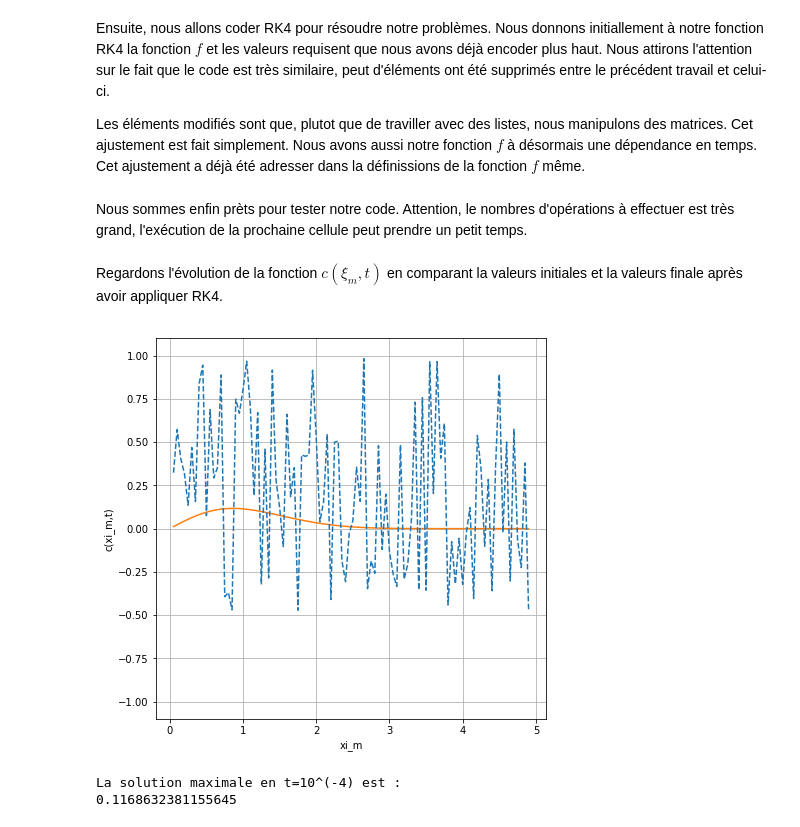
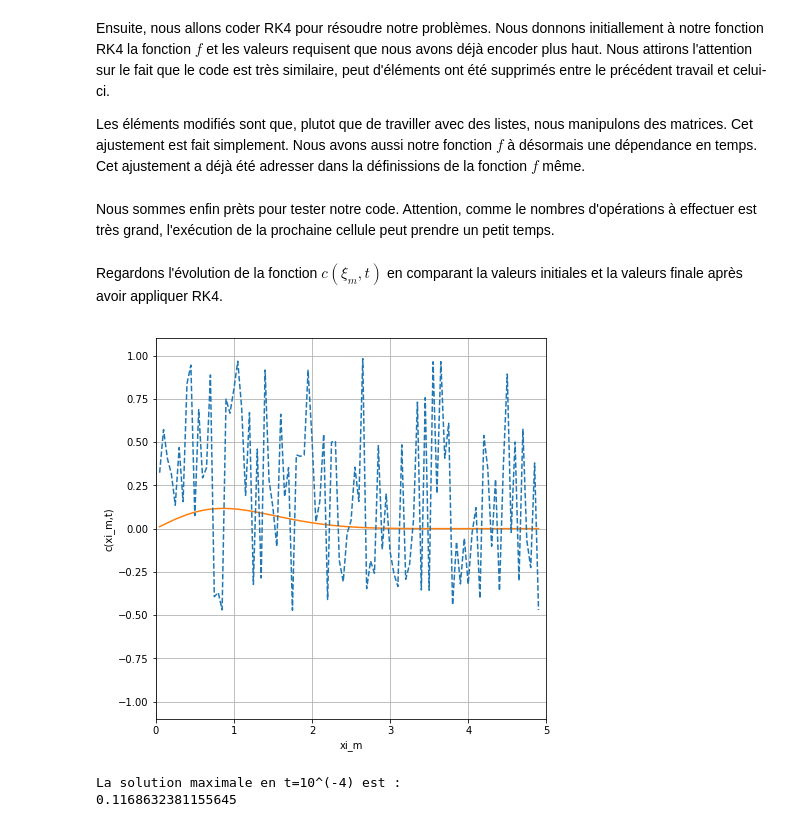
Before and after one commit to luciouw/first_repo-1, a Jupyter notebook: Advection-diffusion_en_milieu_poreux.ipynb, the cells around one changed output. Cells and saved outputs as stored; diff of their text form; code cells hidden in the pictures.

```diff
--- a/Advection-diffusion_en_milieu_poreux.ipynb
+++ b/Advection-diffusion_en_milieu_poreux.ipynb
@@ -759,32 +759,33 @@ def RK4(f,c_i,dt,T,t0):
         cv[n]=cs                #on rempli cv avec la liste cs
     return(tv,cv)
 # %% [markdown]
-Nous sommes enfin prèts pour tester notre code. Attention, le nombres d'opérations à effectuer est très grand, l'exécution de la prochaine cellule peut prendre un petit temps.
+Nous sommes enfin prèts pour tester notre code. Attention, comme le nombres d'opérations à effectuer est très grand, l'exécution de la prochaine cellule peut prendre un petit temps.
 # %%
 RK4(f,c_i,dt,T,t0)
-data = RK4(f,c_i,dt,T,t0)    #nous stockons les valeurs dans data
+solution = RK4(f,c_i,dt,T,t0)    #nous stockons les valeurs dans solutions
 # %% [markdown]
 Regardons l'évolution de la fonction $c(\xi_m,t)$ en comparant la valeurs initiales et la valeurs finale après avoir appliquer RK4.
 # %%
 xim = numpy.zeros(N-2)
 
 for i in range(N-2):
     xim[i] = (i+1)*delta
 
 
 # Plot difference versus the time-step size.
 pyplot.figure(figsize=(7.0, 7.0))
 pyplot.title('')
 pyplot.grid(True)
 pyplot.xlabel('xi_m')
 pyplot.ylabel('c(xi_m,t)')
 pyplot.ylim(-1.1,1.1)
-pyplot.plot(xim[:-1], data[1][-1][:-1],
+pyplot.xlim(0,5)
+pyplot.plot(xim[:-1], solution[1][-1][:-1],
               color='C1', linestyle='-', marker='')  #nos valeurs finales en orange
 pyplot.plot(xim[:-1], c_i[:-1],
               color='C0', linestyle='--', marker='') #nos valeurs initiales en pointillé bleu
 pyplot.axis();
 # %% [output]
-[figure, old version]
+[figure, new version]
 # %%
 x=0
```
Also changed, not shown: parts of 3 cells of this notebook.
